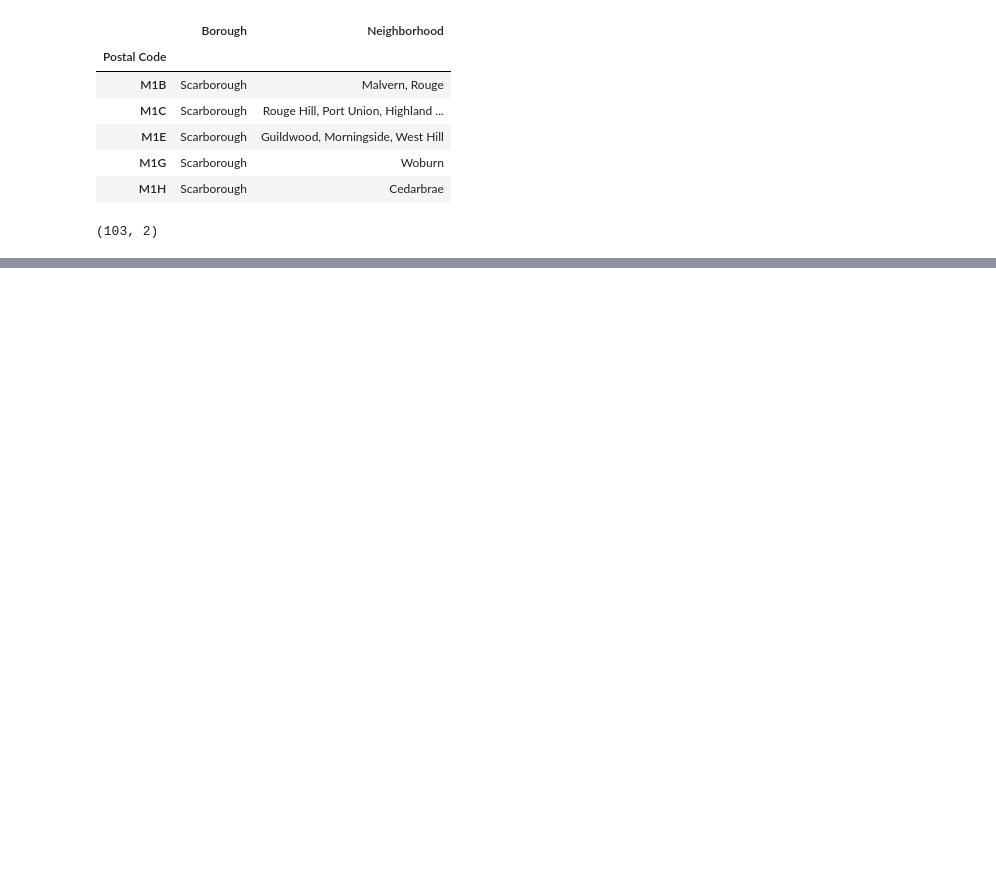
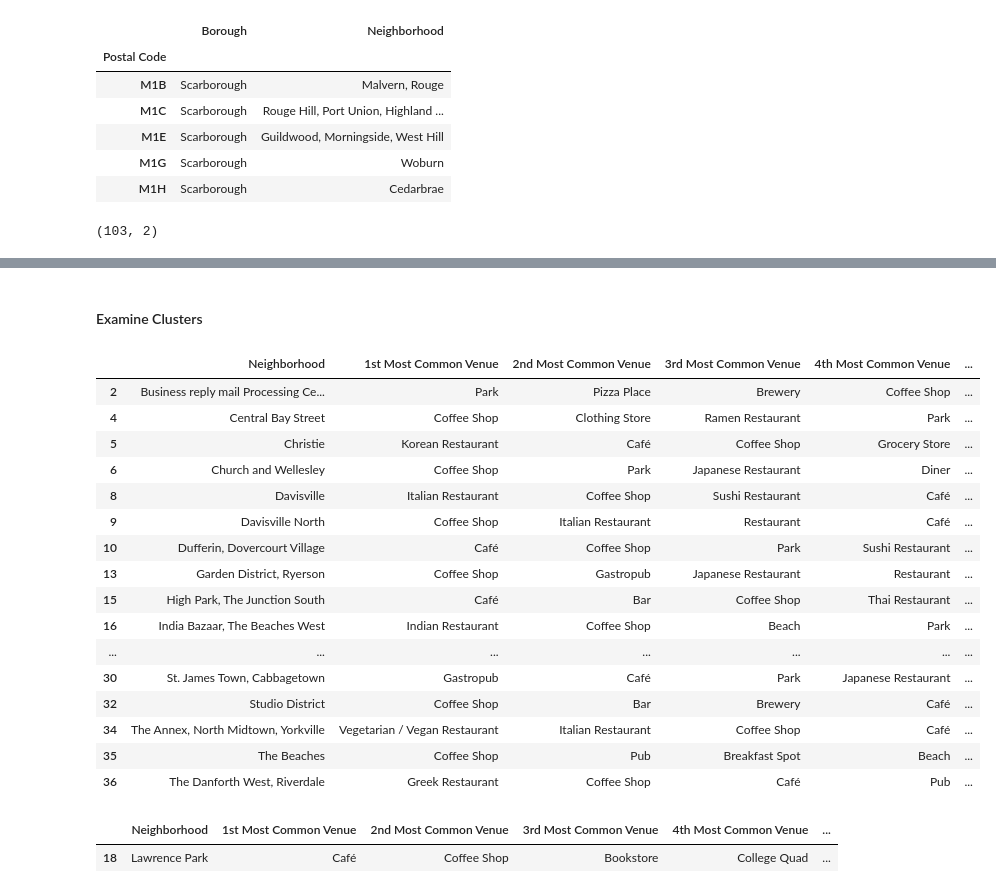
Before and after one commit to bpbell19/Cousera_Capstone, a Jupyter notebook: Segmenting and Clustering Neighborhoods in Toronto.ipynb, the cells around one changed output, grey strips where cells are left out. Cells and saved outputs as stored; diff of their text form; code cells hidden in the pictures; blank space fills up the shorter version.

Commit message:
Published from Watson Studio.

```diff
--- a/Segmenting and Clustering Neighborhoods in Toronto.ipynb
+++ b/Segmenting and Clustering Neighborhoods in Toronto.ipynb
@@ -35,0 +416,11 @@ df.shape
+# %%
+# set number of clusters
+kclusters = 5
+
+toronto_grouped_clustering = toronto_grouped.drop('Neighborhood', 1)
+
+# run k-means clustering
+kmeans = KMeans(n_clusters=kclusters, random_state=0).fit(toronto_grouped_clustering)
+
+# check cluster labels generated for each row in the dataframe
+kmeans.labels_[0:10]
@@ -35,0 +429,11 @@ df.shape
+# %%
+### Create a new dataframe that includes the cluster as well as the top 10 venues for each neighborhood
+# add clustering labels
+neighborhoods_venues_sorted.insert(0, 'Cluster Labels', kmeans.labels_)
+
+toronto_merged = toronto_data
+
+# merge toronto_grouped with toronto_data to add latitude/longitude for each neighborhood
+toronto_merged = toronto_merged.join(neighborhoods_venues_sorted.set_index('Neighborhood'), on='Neighborhood')
+
+toronto_merged.head()
@@ -35,0 +473,29 @@ df.shape
+# %% [markdown]
+#### Examine Clusters
+# %%
+### Cluster 1
+toronto_merged.loc[toronto_merged['Cluster Labels'] == 0, toronto_merged.columns[[1] + list(range(5, toronto_merged.shape[1]))]]
+# %% [output]
+|  | Neighborhood | 1st Most Common Venue | 2nd Most Common Venue | 3rd Most Common Venue | 4th Most Common Venue | ... |
+| 2 | Business reply mail Processing Ce... | Park | Pizza Place | Brewery | Coffee Shop | ... |
+| 4 | Central Bay Street | Coffee Shop | Clothing Store | Ramen Restaurant | Park | ... |
+| 5 | Christie | Korean Restaurant | Café | Coffee Shop | Grocery Store | ... |
+| 6 | Church and Wellesley | Coffee Shop | Park | Japanese Restaurant | Diner | ... |
+| 8 | Davisville | Italian Restaurant | Coffee Shop | Sushi Restaurant | Café | ... |
+| 9 | Davisville North | Coffee Shop | Italian Restaurant | Restaurant | Café | ... |
+| 10 | Dufferin, Dovercourt Village | Café | Coffee Shop | Park | Sushi Restaurant | ... |
+| 13 | Garden District, Ryerson | Coffee Shop | Gastropub | Japanese Restaurant | Restaurant | ... |
+| 15 | High Park, The Junction South | Café | Bar | Coffee Shop | Thai Restaurant | ... |
+| 16 | India Bazaar, The Beaches West | Indian Restaurant | Coffee Shop | Beach | Park | ... |
+| ... | ... | ... | ... | ... | ... | ... |
+| 30 | St. James Town, Cabbagetown | Gastropub | Café | Park | Japanese Restaurant | ... |
+| 32 | Studio District | Coffee Shop | Bar | Brewery | Café | ... |
+| 34 | The Annex, North Midtown, Yorkville | Vegetarian / Vegan Restaurant | Italian Restaurant | Coffee Shop | Café | ... |
+| 35 | The Beaches | Coffee Shop | Pub | Breakfast Spot | Beach | ... |
+| 36 | The Danforth West, Riverdale | Greek Restaurant | Coffee Shop | Café | Pub | ... |
+# %%
+### Cluster 2
+toronto_merged.loc[toronto_merged['Cluster Labels'] == 1, toronto_merged.columns[[1] + list(range(5, toronto_merged.shape[1]))]]
+# %% [output]
+|  | Neighborhood | 1st Most Common Venue | 2nd Most Common Venue | 3rd Most Common Venue | 4th Most Common Venue | ... |
+| 18 | Lawrence Park | Café | Coffee Shop | Bookstore | College Quad | ... |
```
Also changed, not shown: parts of 35 cells of this notebook.
